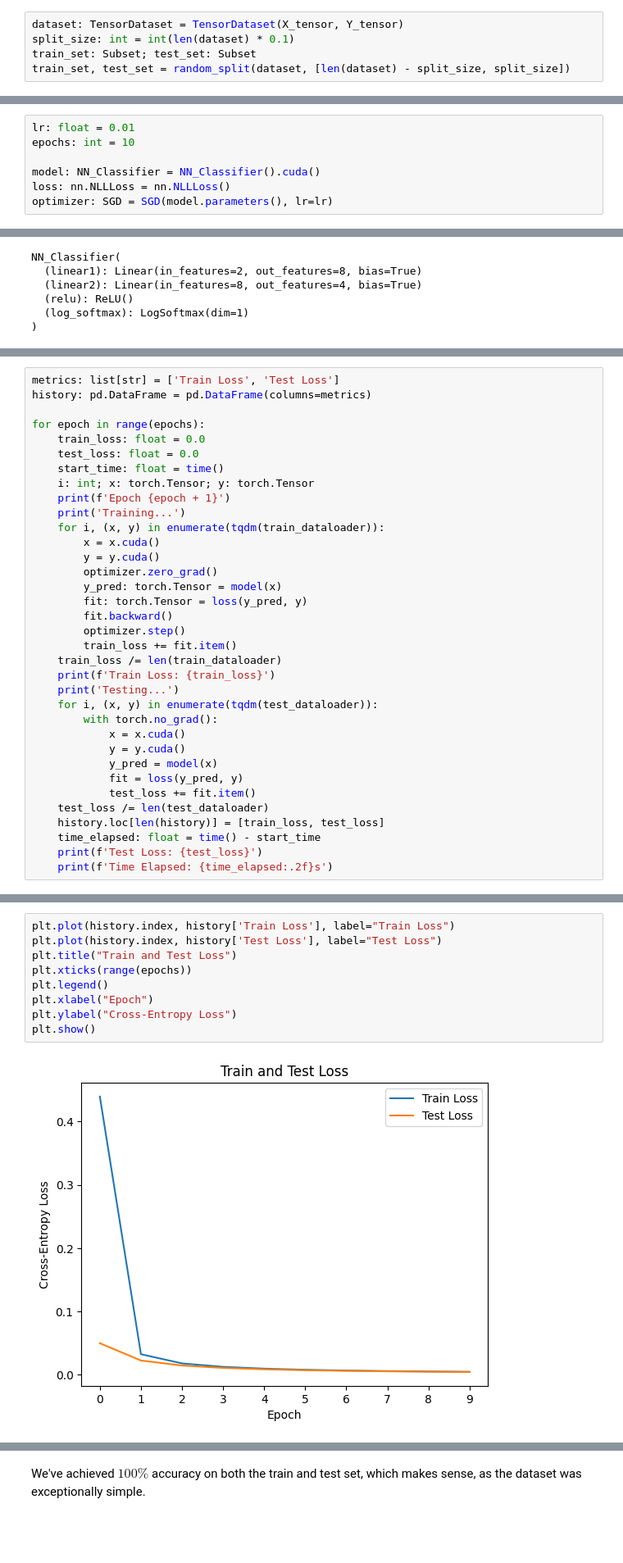
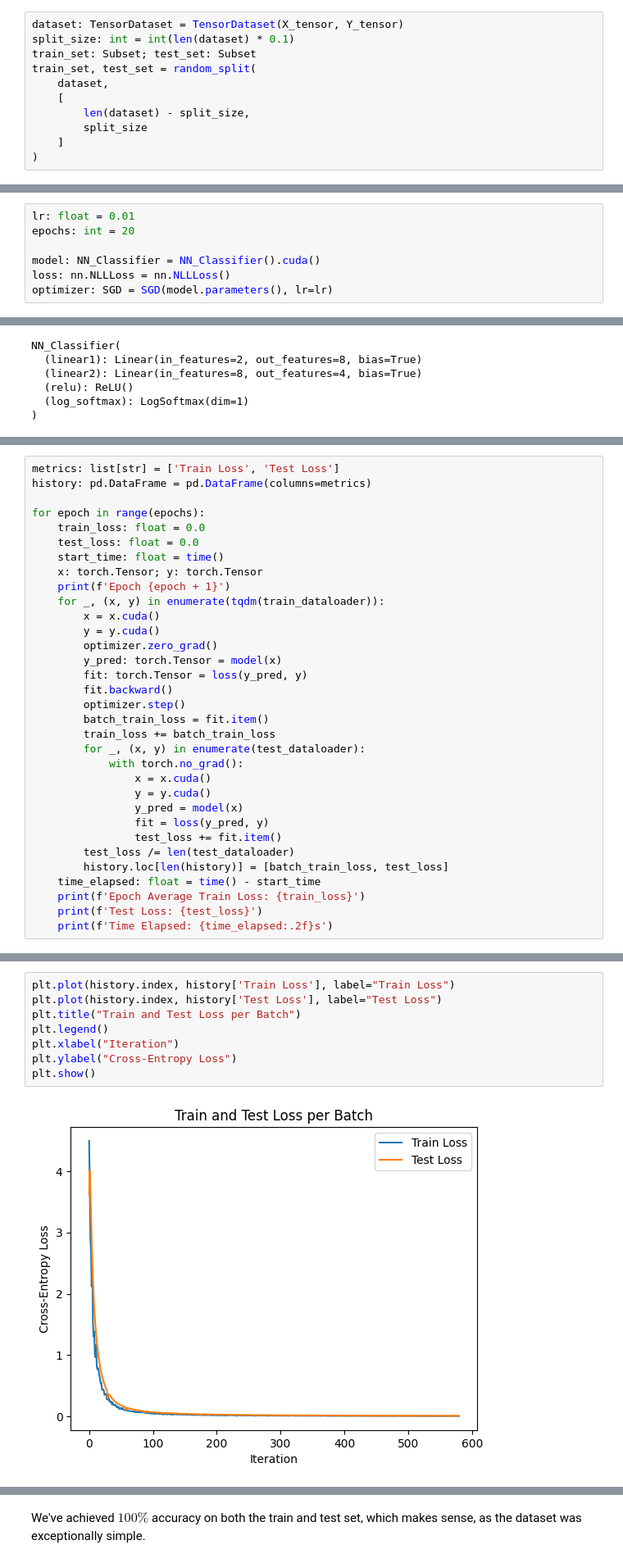
Before and after one commit to NickyDCFP/NNClassificationOnGaussians, a Jupyter notebook: classification.ipynb, the cells around one changed output, grey strips where cells are left out. Shown: that part at 82% size. Cells and saved outputs as stored; diff of their text form; blank space fills up the shorter version.

```diff
--- a/classification.ipynb
+++ b/classification.ipynb
@@ -61,5 +70,11 @@ Y_tensor: torch.Tensor = torch.from_numpy(Y).to(torch.int64)
 dataset: TensorDataset = TensorDataset(X_tensor, Y_tensor)
 split_size: int = int(len(dataset) * 0.1)
 train_set: Subset; test_set: Subset
-train_set, test_set = random_split(dataset, [len(dataset) - split_size, split_size])
+train_set, test_set = random_split(
+    dataset,
+    [
+        len(dataset) - split_size,
+        split_size
+    ]
+)
 # %%
@@ -85,7 +108,7 @@ class NN_Classifier(nn.Module):
         return x
 # %%
 lr: float = 0.01
-epochs: int = 10
+epochs: int = 20
 
 model: NN_Classifier = NN_Classifier().cuda()
 loss: nn.NLLLoss = nn.NLLLoss()
@@ -113,10 +136,9 @@ for epoch in range(epochs):
     train_loss: float = 0.0
     test_loss: float = 0.0
     start_time: float = time()
-    i: int; x: torch.Tensor; y: torch.Tensor
+    x: torch.Tensor; y: torch.Tensor
     print(f'Epoch {epoch + 1}')
-    print('Training...')
-    for i, (x, y) in enumerate(tqdm(train_dataloader)):
+    for _, (x, y) in enumerate(tqdm(train_dataloader)):
         x = x.cuda()
         y = y.cuda()
         optimizer.zero_grad()
@@ -124,20 +146,19 @@ for epoch in range(epochs):
         fit: torch.Tensor = loss(y_pred, y)
         fit.backward()
         optimizer.step()
-        train_loss += fit.item()
-    train_loss /= len(train_dataloader)
-    print(f'Train Loss: {train_loss}')
-    print('Testing...')
-    for i, (x, y) in enumerate(tqdm(test_dataloader)):
-        with torch.no_grad():
-            x = x.cuda()
-            y = y.cuda()
-            y_pred = model(x)
-            fit = loss(y_pred, y)
-            test_loss += fit.item()
-    test_loss /= len(test_dataloader)
-    history.loc[len(history)] = [train_loss, test_loss]
+        batch_train_loss = fit.item()
+        train_loss += batch_train_loss
+        for _, (x, y) in enumerate(test_dataloader):
+            with torch.no_grad():
+                x = x.cuda()
+                y = y.cuda()
+                y_pred = model(x)
+                fit = loss(y_pred, y)
+                test_loss += fit.item()
+        test_loss /= len(test_dataloader)
+        history.loc[len(history)] = [batch_train_loss, test_loss]
     time_elapsed: float = time() - start_time
+    print(f'Epoch Average Train Loss: {train_loss}')
     print(f'Test Loss: {test_loss}')
     print(f'Time Elapsed: {time_elapsed:.2f}s')
 # %% [output]
@@ -183,11 +215,10 @@ Let's print the train and test loss curves.
 # %%
 plt.plot(history.index, history['Train Loss'], label="Train Loss")
 plt.plot(history.index, history['Test Loss'], label="Test Loss")
-plt.title("Train and Test Loss")
-plt.xticks(range(epochs))
+plt.title("Train and Test Loss per Batch")
 plt.legend()
-plt.xlabel("Epoch")
+plt.xlabel("Iteration")
 plt.ylabel("Cross-Entropy Loss")
 plt.show()
 # %% [output]
-[figure, old version]
+[figure, new version]
```
Also changed, not shown: parts of 14 cells of this notebook, 2 other files.
